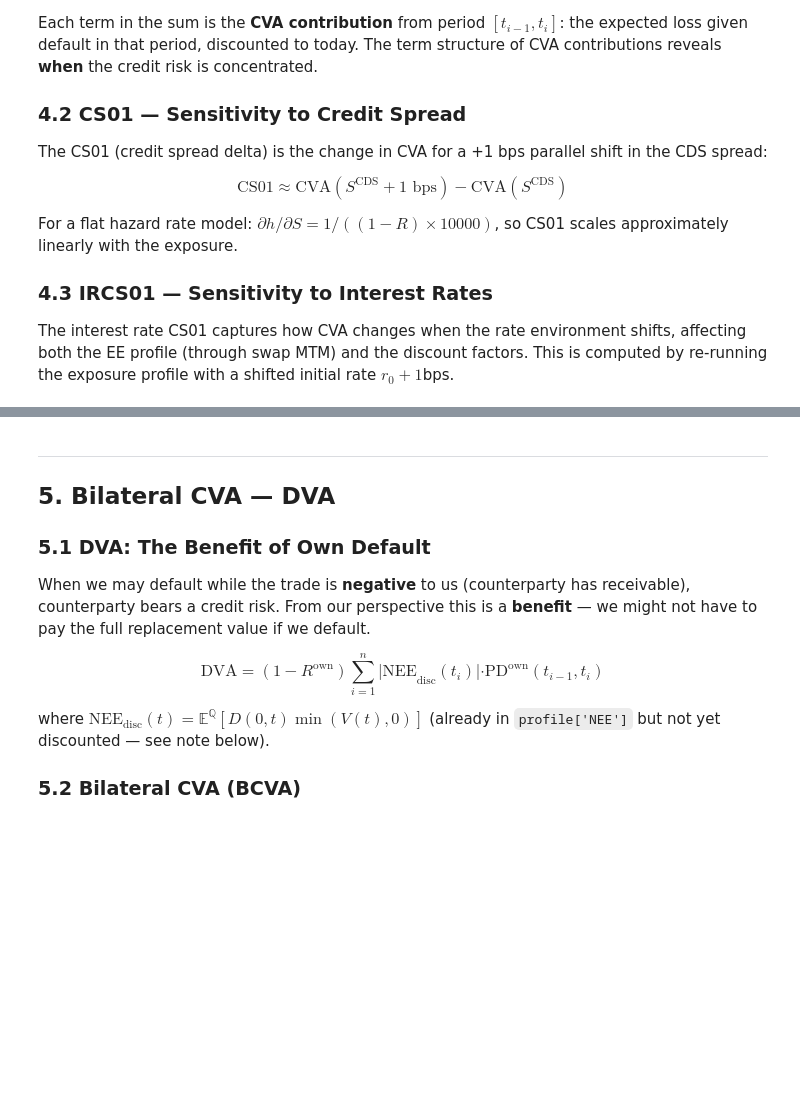
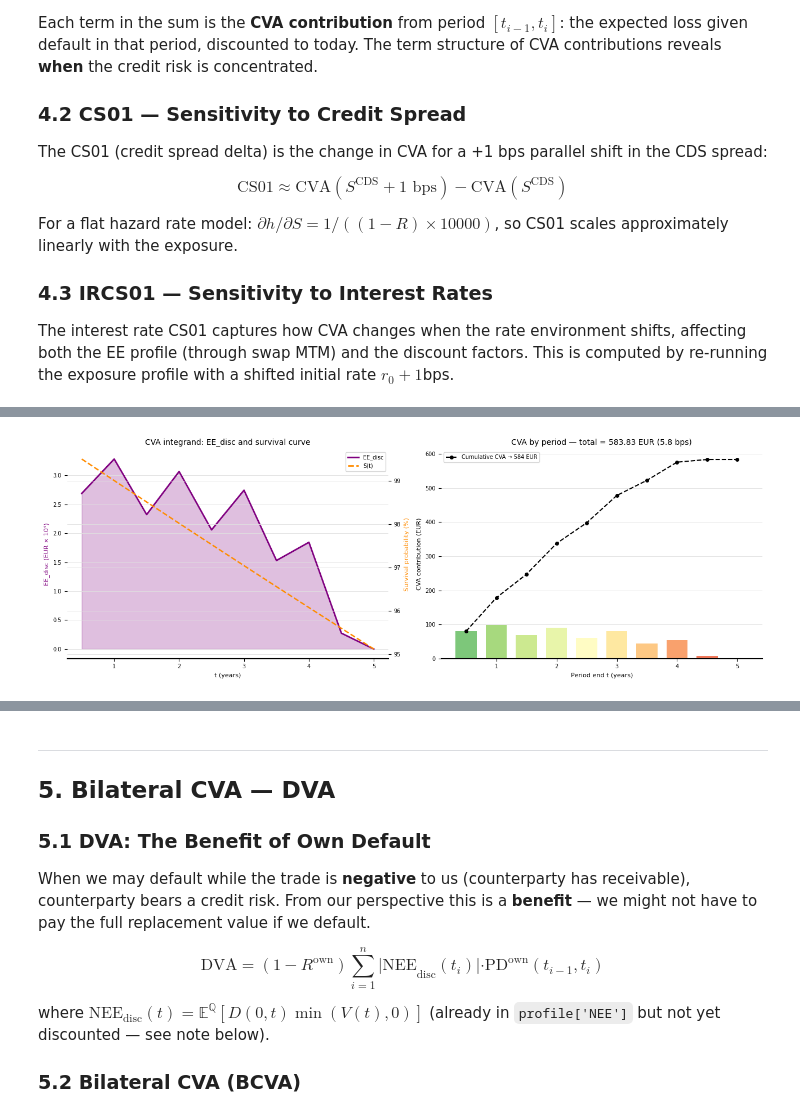
Before and after one commit to mrspatbile/quant-risk-engine, a Jupyter notebook: notebooks/03_simulations/08_cva.ipynb, the cells around one changed output, grey strips where cells are left out. Cells and saved outputs as stored; diff of their text form; code cells hidden in the pictures; blank space fills up the shorter version.

```diff
--- a/notebooks/03_simulations/08_cva.ipynb
+++ b/notebooks/03_simulations/08_cva.ipynb
@@ -557,40 +608,42 @@ print(f"  CVA in bps of notional: {result['CVA']/SWAP_NOTIONAL*10000:.2f} bps")
 # %%
 # ── CVA profile and contribution chart ────────────────────────────────────────
 
-fig, axes = plt.subplots(1, 2, figsize=(13, 4.5))
+fig, (ax0, ax1) = plt.subplots(1, 2, figsize=(13, 4.5))
 
 # Left: EE_disc, survival curve, and CVA contribution profile
-ax = axes[0]
+ax = ax0
 ax2 = ax.twinx()
 ax.fill_between(exp_dates, 0, profile['EE_disc'] / 1e4,
                 alpha=0.25, color='purple', label='EE_disc (left)')
 ax.plot(exp_dates, profile['EE_disc'] / 1e4,  '-', color='purple', lw=2.0)
 ax.set_xlabel('t (years)')
 ax.set_ylabel('EE_disc (EUR × 10⁴)', color='purple')
 ax2.plot(exp_dates, result['survival'] * 100, '--', color='darkorange', lw=1.8,
          label='Survival S(t) (right)')
 ax2.set_ylabel('Survival probability (%)', color='darkorange')
 ax.set_title('CVA integrand: EE_disc and survival curve')
 lines1 = [plt.Line2D([0],[0],color='purple',lw=2), plt.Line2D([0],[0],color='darkorange',lw=2,ls='--')]
 ax.legend(lines1, ['EE_disc','S(t)'], fontsize=7)
 
 # Right: waterfall of CVA contributions by period
-ax = axes[1]
+ax = ax1
 colors_bar = plt.cm.RdYlGn_r(np.linspace(0.2, 0.9, len(exp_dates)))
 bars = ax.bar(exp_dates, result['cva_by_period'], width=0.35,
               color=colors_bar, alpha=0.85)
 ax.axhline(0, color='black', lw=0.8)
 cva_cumsum = result['cva_by_period'].cumsum()
 ax.plot(exp_dates, cva_cumsum, 'k--', lw=1.5, marker='o', ms=4,
         label=f'Cumulative CVA → {result["CVA"]:,.0f} EUR')
 ax.set_xlabel('Period end t (years)')
 ax.set_ylabel('CVA contribution (EUR)')
 ax.set_title(f'CVA by period — total = {result["CVA"]:,.2f} EUR '
              f'({result["CVA"]/SWAP_NOTIONAL*10000:.1f} bps)')
 ax.legend(fontsize=7)
 
 plt.tight_layout()
 plt.show()
+# %% [output]
+[figure, added]
 # %%
 # ── CVA sensitivity analysis — vary CDS spread, recovery, direction ──────────
 #
```
Also changed, not shown: parts of 11 cells of this notebook, 33 other files.
